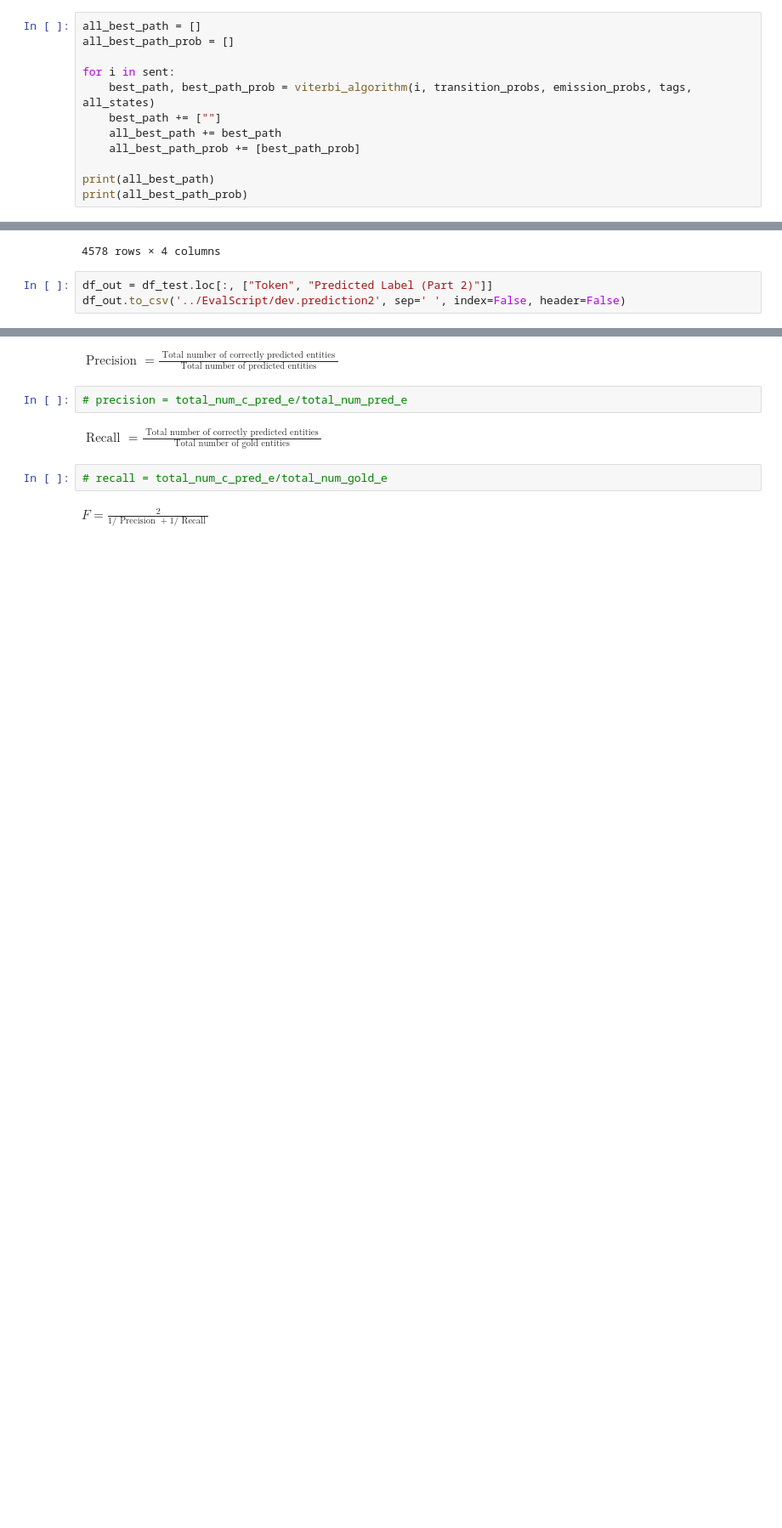
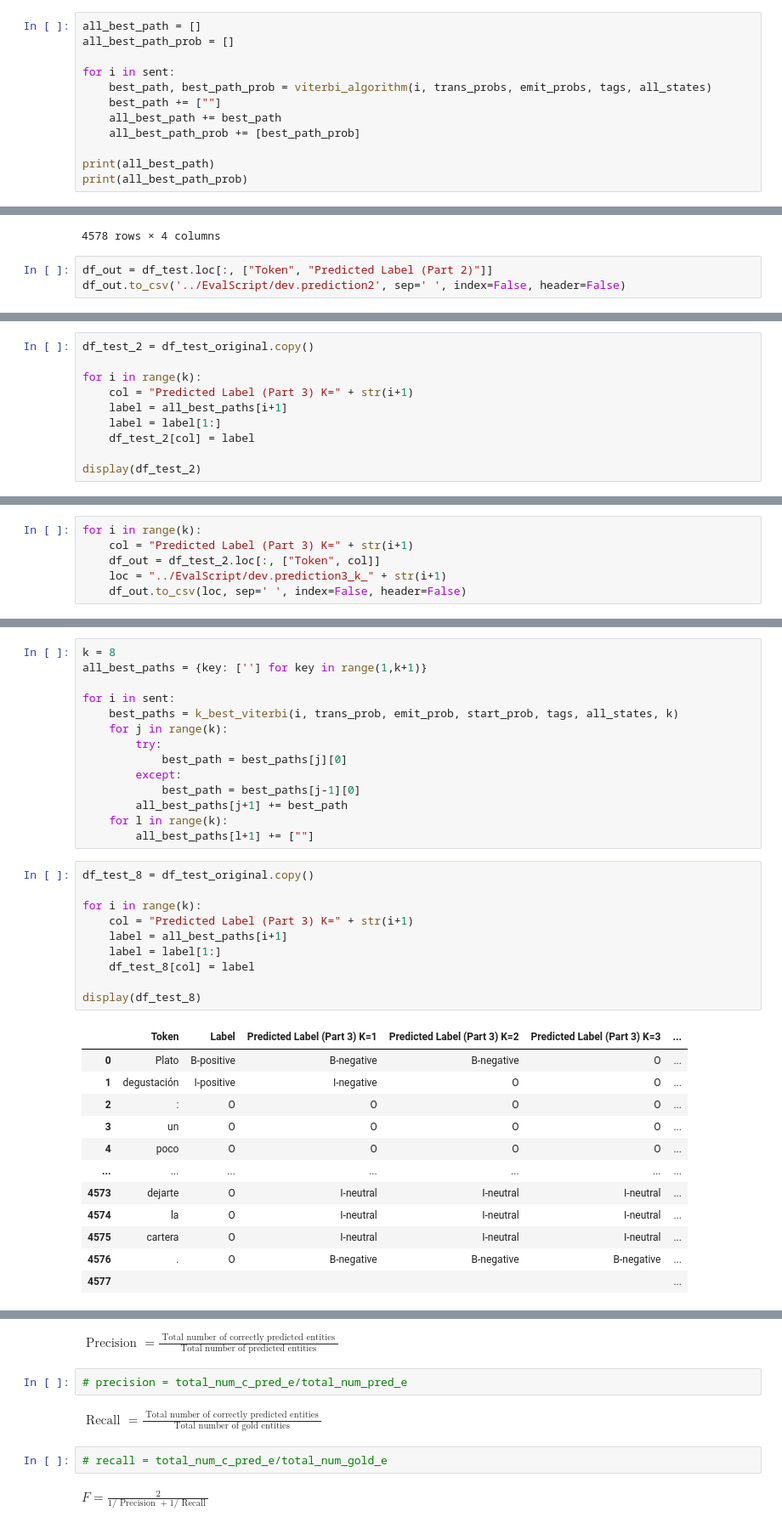
Before and after one commit to verneylmavt/hmm-text_analysis-py, a Jupyter notebook: ES/1.ipynb, the cells around one changed output, grey strips where cells are left out. Shown at 85% size. Saved outputs shown, nothing was run; the diff lists cells and outputs as text; blank space fills up the shorter version.

Commit message:
Part1-3 Commit

```diff
--- a/ES/1.ipynb
+++ b/ES/1.ipynb
@@ -711,7 +634,7 @@ all_best_path = []
 all_best_path_prob = []
 
 for i in sent:
-    best_path, best_path_prob = viterbi_algorithm(i, transition_probs, emission_probs, tags, all_states)
+    best_path, best_path_prob = viterbi_algorithm(i, trans_probs, emit_probs, tags, all_states)
     best_path += [""]
     all_best_path += best_path
     all_best_path_prob += [best_path_prob]
@@ -1029,0 +752,10 @@ def k_best_viterbi(sent, transition_probs, emission_probs, tags, all_states, k):
+# %%
+df_test_2 = df_test_original.copy()
+
+for i in range(k):
+    col = "Predicted Label (Part 3) K=" + str(i+1)
+    label = all_best_paths[i+1]
+    label = label[1:]
+    df_test_2[col] = label
+
+display(df_test_2)
@@ -1029,0 +776,6 @@ def k_best_viterbi(sent, transition_probs, emission_probs, tags, all_states, k):
+# %%
+for i in range(k):
+    col = "Predicted Label (Part 3) K=" + str(i+1)
+    df_out = df_test_2.loc[:, ["Token", col]]
+    loc = "../EvalScript/dev.prediction3_k_" + str(i+1)
+    df_out.to_csv(loc, sep=' ', index=False, header=False)
@@ -1029,0 +784,37 @@ def k_best_viterbi(sent, transition_probs, emission_probs, tags, all_states, k):
+# %%
+k = 8
+all_best_paths = {key: [''] for key in range(1,k+1)}
+
+for i in sent:
+    best_paths = k_best_viterbi(i, trans_prob, emit_prob, start_prob, tags, all_states, k)
+    for j in range(k):
+        try:
+            best_path = best_paths[j][0]
+        except:
+            best_path = best_paths[j-1][0]
+        all_best_paths[j+1] += best_path
+    for l in range(k):
+        all_best_paths[l+1] += [""]
+# %%
+df_test_8 = df_test_original.copy()
+
+for i in range(k):
+    col = "Predicted Label (Part 3) K=" + str(i+1)
+    label = all_best_paths[i+1]
+    label = label[1:]
+    df_test_8[col] = label
+
+display(df_test_8)
+# %% [output]
+|  | Token | Label | Predicted Label (Part 3) K=1 | Predicted Label (Part 3) K=2 | Predicted Label (Part 3) K=3 | ... |
+| 0 | Plato | B-positive | B-negative | B-negative | O | ... |
+| 1 | degustación | I-positive | I-negative | O | O | ... |
+| 2 | : | O | O | O | O | ... |
+| 3 | un | O | O | O | O | ... |
+| 4 | poco | O | O | O | O | ... |
+| ... | ... | ... | ... | ... | ... | ... |
+| 4573 | dejarte | O | I-neutral | I-neutral | I-neutral | ... |
+| 4574 | la | O | I-neutral | I-neutral | I-neutral | ... |
+| 4575 | cartera | O | I-neutral | I-neutral | I-neutral | ... |
+| 4576 | . | O | B-negative | B-negative | B-negative | ... |
+| 4577 |  |  |  |  |  | ... |
```
Also changed, not shown: parts of 29 cells of this notebook, 8 other files.
